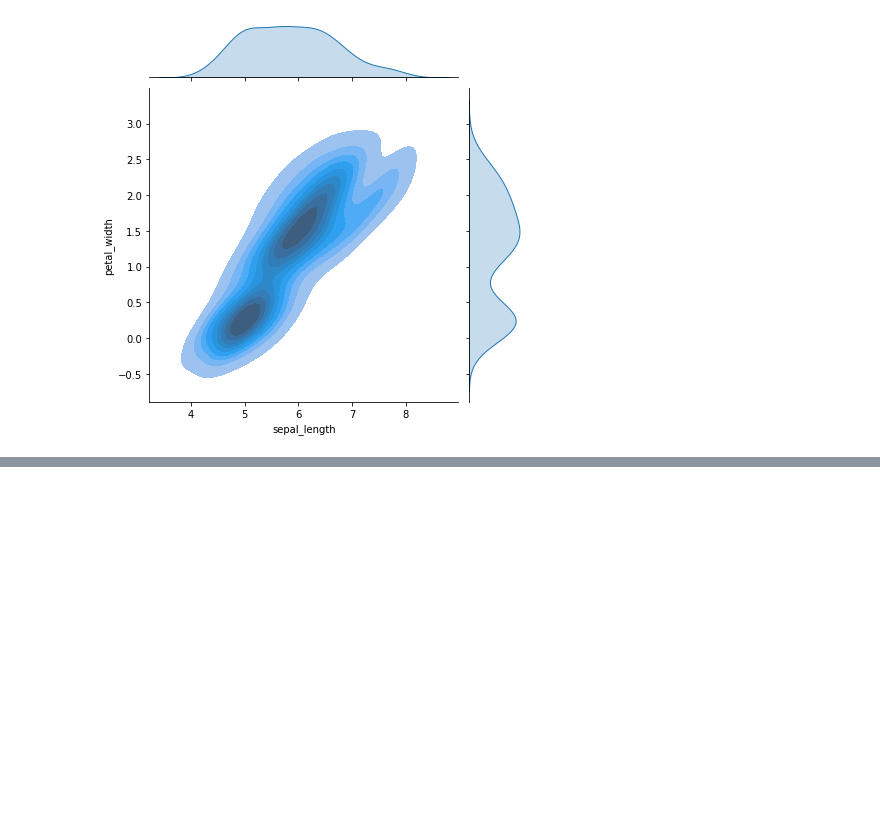
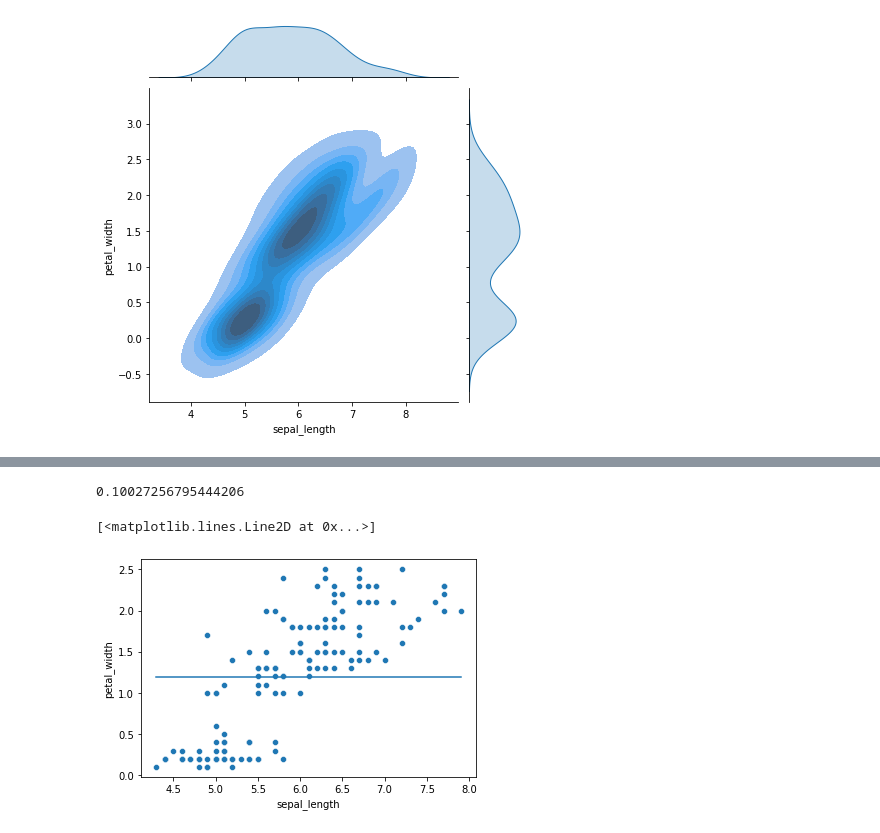
Before and after one commit to TomasDrozdik/statistics, a Jupyter notebook: introduction-to-statistics.ipynb, the cells around one changed output, grey strips where cells are left out. Drawn from its saved outputs; the diff is of its cells as text; code cells hidden in the pictures; blank space fills up the shorter version.

```diff
--- a/introduction-to-statistics.ipynb
+++ b/introduction-to-statistics.ipynb
@@ -319,0 +363,17 @@ It means that the line is made in a way that given points would be "going" towar
+# %%
+1 - stats.norm.cdf(-0.29)
+# %% [output]
+0.10027256795444206
+# %%
+x = sepal_length
+y = petal_width
+ax = sns.scatterplot(x=x, y=y)
+y_hat = np.mean(y)
+r = np.corrcoef(x, y)[0,1]
+sigma = math.sqrt(1 - (r**2)) * np.std(y)
+vals = stats.norm.pdf(x, mu, sigma)
+# TODO: this does not really work but it is a worthy attempt
+ax.plot(np.linspace(np.min(x), np.max(x), 150), vals + y_hat)
+# %% [output]
+[<matplotlib.lines.Line2D at 0x...>]
+[figure, added]
```
Also changed, not shown: parts of 17 cells of this notebook.
